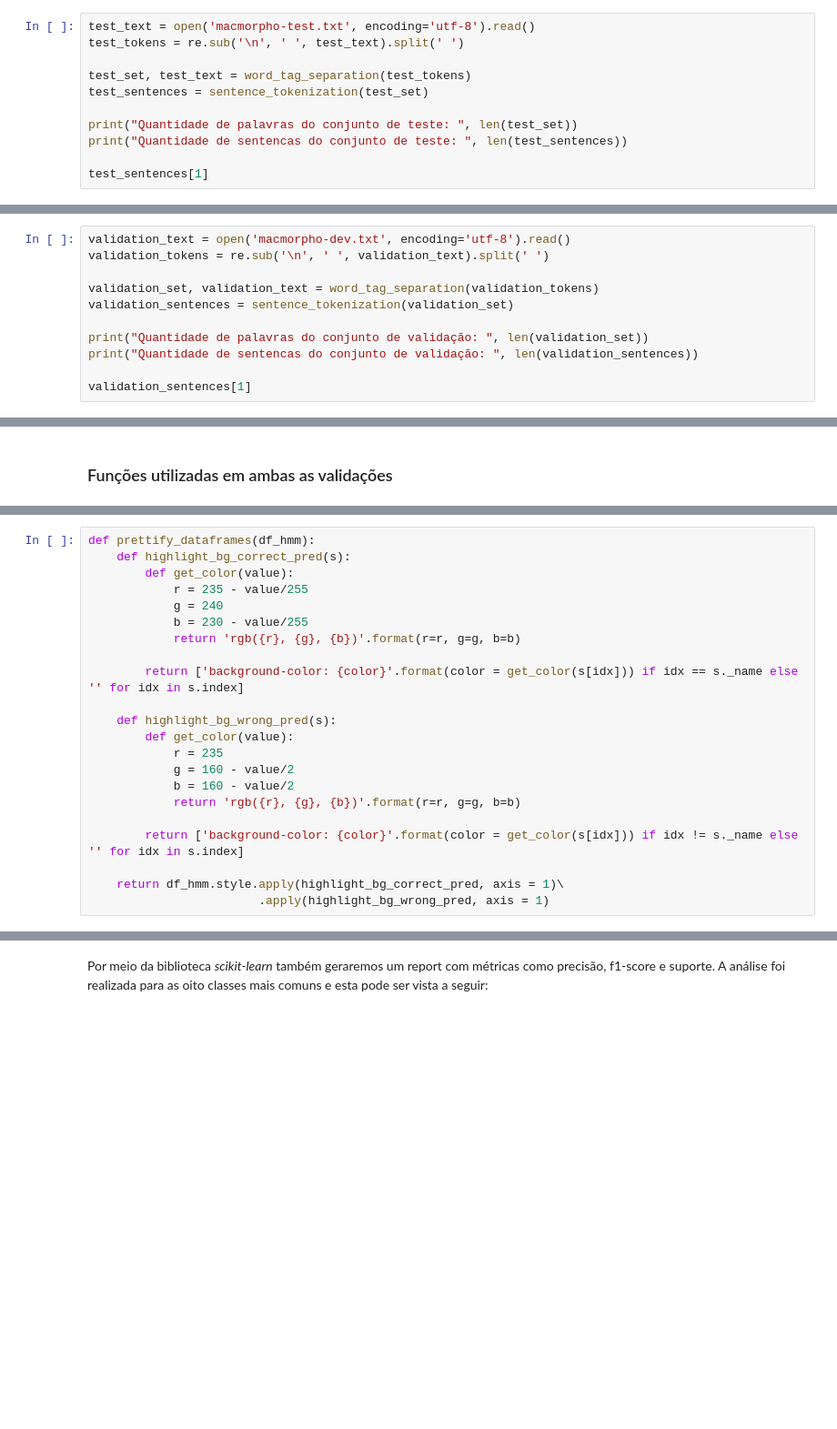
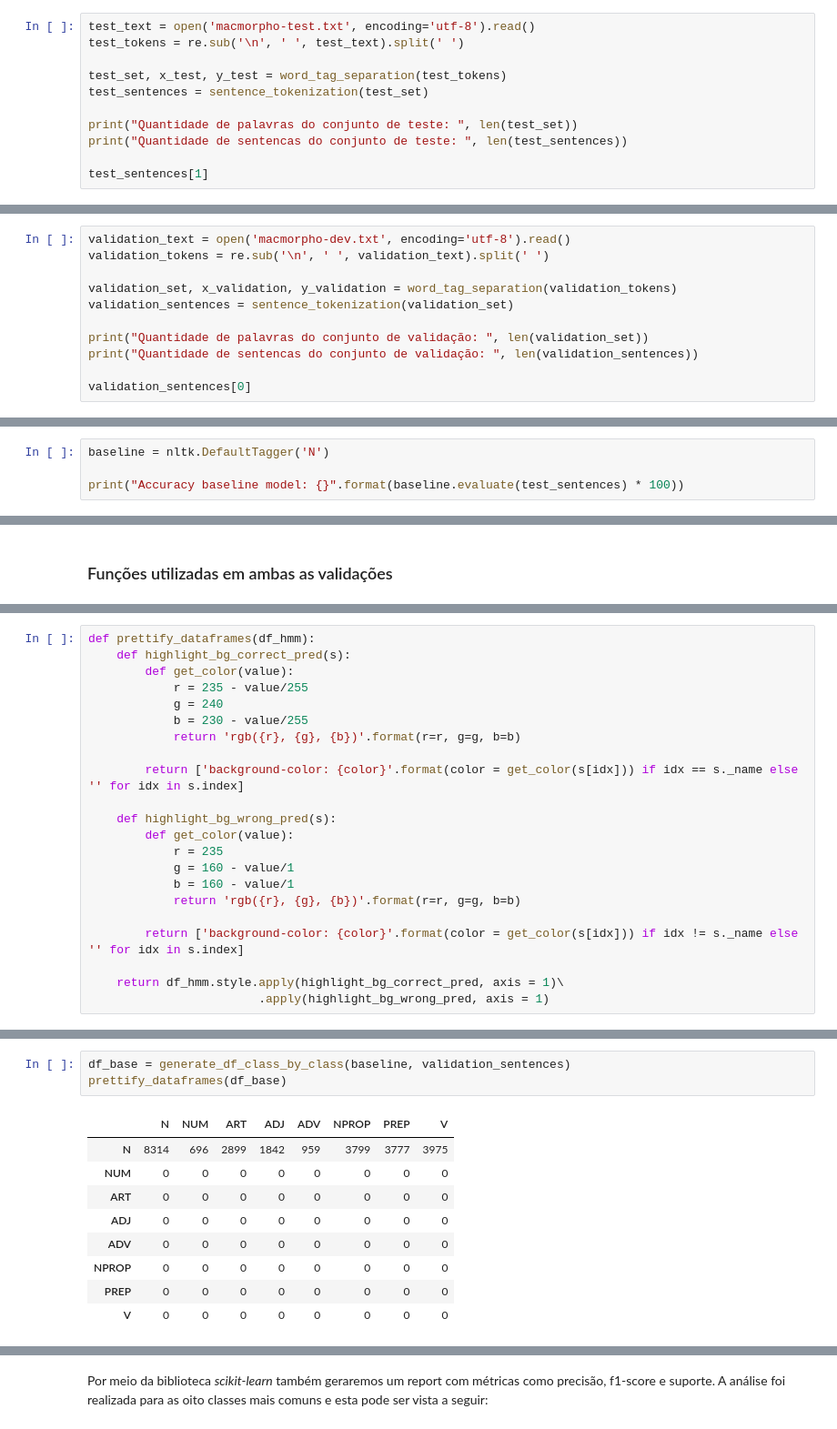
Before and after one commit to RitaRez/POS-Tagging, a Jupyter notebook: pos_tagging.ipynb, the cells around one changed output, grey strips where cells are left out. Shown at 91% size. Drawn from its saved outputs; the diff is of its cells as text; blank space fills up the shorter version.

```diff
--- a/pos_tagging.ipynb
+++ b/pos_tagging.ipynb
@@ -74,7 +74,7 @@ Quantidade de sentencas do conjunto de treinamento:  36843
 test_text = open('macmorpho-test.txt', encoding='utf-8').read()
 test_tokens = re.sub('\n', ' ', test_text).split(' ')
 
-test_set, test_text = word_tag_separation(test_tokens)
+test_set, x_test, y_test = word_tag_separation(test_tokens)
 test_sentences = sentence_tokenization(test_set)
 
 print("Quantidade de palavras do conjunto de teste: ", len(test_set))
@@ -100,13 +100,13 @@ Quantidade de sentencas do conjunto de teste:  9513
 validation_text = open('macmorpho-dev.txt', encoding='utf-8').read()
 validation_tokens = re.sub('\n', ' ', validation_text).split(' ')
 
-validation_set, validation_text = word_tag_separation(validation_tokens)
+validation_set, x_validation, y_validation = word_tag_separation(validation_tokens)
 validation_sentences = sentence_tokenization(validation_set)
 
 print("Quantidade de palavras do conjunto de validação: ", len(validation_set))
 print("Quantidade de sentencas do conjunto de validação: ", len(validation_sentences))
 
-validation_sentences[1]
+validation_sentences[0]
 # %% [output]
 Quantidade de palavras do conjunto de validação:  38881
 Quantidade de sentencas do conjunto de validação:  1956
@@ -135,0 +139,4 @@ Estes foram utilizados, testados e validadados nesse trabalho. A seguir, são ap
+# %%
+baseline = nltk.DefaultTagger('N')
+
+print("Accuracy baseline model: {}".format(baseline.evaluate(test_sentences) * 100))
@@ -191,8 +202,8 @@ def prettify_dataframes(df_hmm):
     def highlight_bg_wrong_pred(s):
         def get_color(value):
             r = 235
-            g = 160 - value/2
-            b = 160 - value/2
+            g = 160 - value/1
+            b = 160 - value/1
             return 'rgb({r}, {g}, {b})'.format(r=r, g=g, b=b)
 
         return ['background-color: {color}'.format(color = get_color(s[idx])) if idx != s._name else '' for idx in s.index]
@@ -202 +217,14 @@ def prettify_dataframes(df_hmm):
+# %%
+df_base = generate_df_class_by_class(baseline, validation_sentences)
+prettify_dataframes(df_base)
+# %% [output]
+|  | N | NUM | ART | ADJ | ADV | NPROP | PREP | V |
+| N | 8314 | 696 | 2899 | 1842 | 959 | 3799 | 3777 | 3975 |
+| NUM | 0 | 0 | 0 | 0 | 0 | 0 | 0 | 0 |
+| ART | 0 | 0 | 0 | 0 | 0 | 0 | 0 | 0 |
+| ADJ | 0 | 0 | 0 | 0 | 0 | 0 | 0 | 0 |
+| ADV | 0 | 0 | 0 | 0 | 0 | 0 | 0 | 0 |
+| NPROP | 0 | 0 | 0 | 0 | 0 | 0 | 0 | 0 |
+| PREP | 0 | 0 | 0 | 0 | 0 | 0 | 0 | 0 |
+| V | 0 | 0 | 0 | 0 | 0 | 0 | 0 | 0 |
 # %% [markdown]
```
Also changed, not shown: parts of 19 cells of this notebook, 2 other files.
